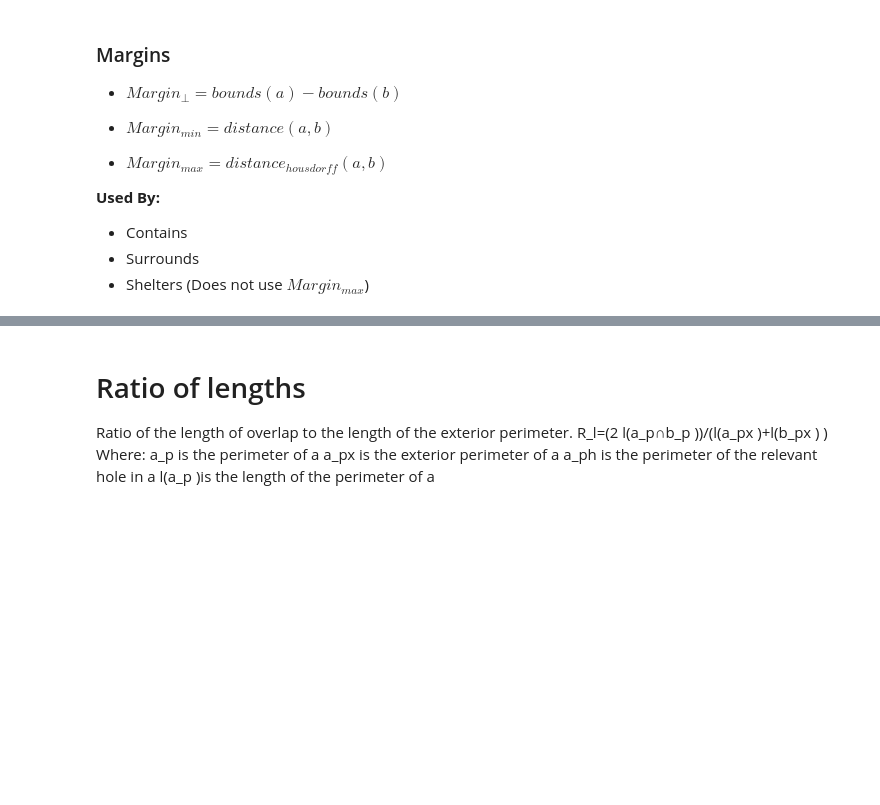
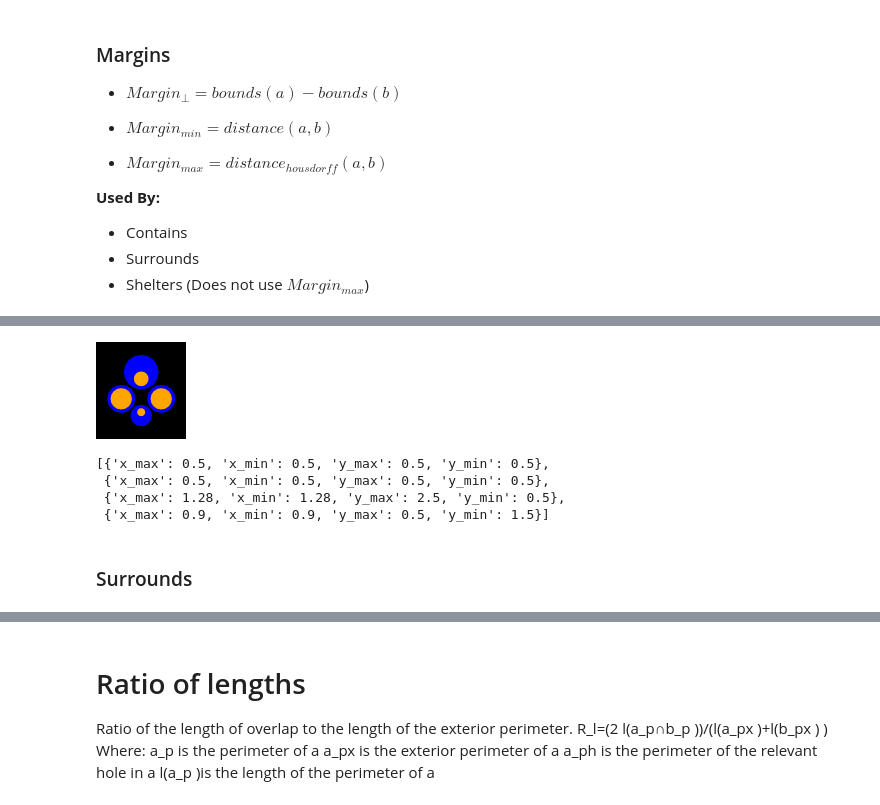
Before and after one commit to GregSal/StructureRelations, a Jupyter notebook: src/ContourMetricTests.ipynb, the cells around one changed output, grey strips where cells are left out. Drawn from its saved outputs; the diff is of its cells as text; code cells hidden in the pictures; blank space fills up the shorter version.

```diff
--- a/src/ContourMetricTests.ipynb
+++ b/src/ContourMetricTests.ipynb
@@ -90,0 +179,13 @@ All points of <span class="b">b</span> lie in the interior of <span class="a">a<
+# %%
+a, b = contains_example6()
+ax = plot_ab(a.contour, b.contour)
+margin_p = perpendicular_margins(a, b)
+pprint(margin_p)
+# %% [output]
+[figure, added]
+[{'x_max': 0.5, 'x_min': 0.5, 'y_max': 0.5, 'y_min': 0.5},
+ {'x_max': 0.5, 'x_min': 0.5, 'y_max': 0.5, 'y_min': 0.5},
+ {'x_max': 1.28, 'x_min': 1.28, 'y_max': 2.5, 'y_min': 0.5},
+ {'x_max': 0.9, 'x_min': 0.9, 'y_max': 0.5, 'y_min': 1.5}]
+# %% [markdown]
+### Surrounds
```
Also changed, not shown: parts of 20 cells of this notebook, 2 other files.
